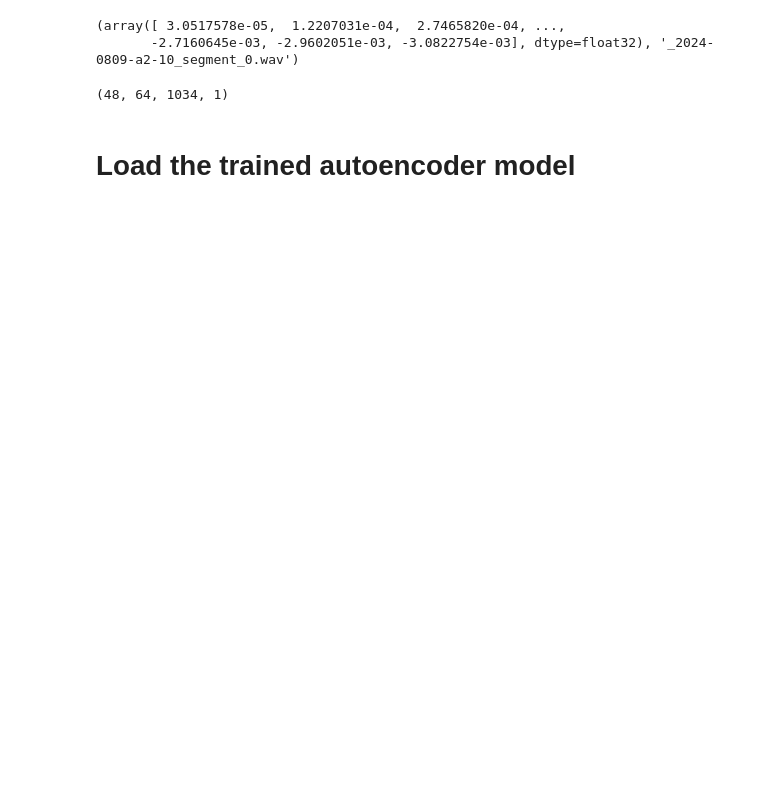
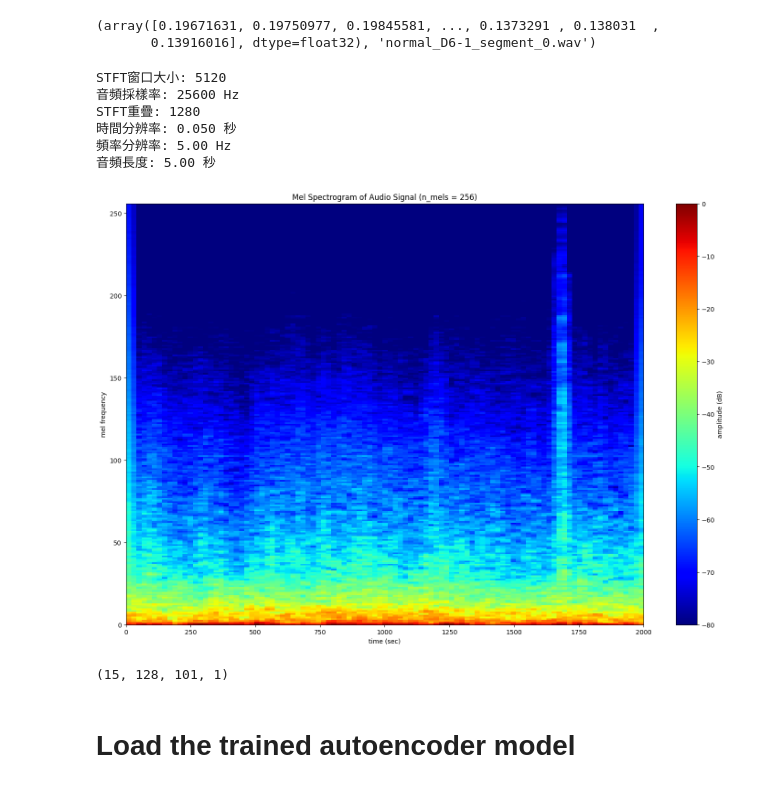
Before and after one commit to BoshiLee/wind_turbin_anomaly_detection, a Jupyter notebook: unsupervised_validate.ipynb, the cells around one changed output. Drawn from its saved outputs; the diff is of its cells as text; code cells hidden in the pictures; blank space fills up the shorter version.

```diff
--- a/unsupervised_validate.ipynb
+++ b/unsupervised_validate.ipynb
@@ -26,10 +28,10 @@ def load_segmented_files(directory):
             wav_files.append((y, filename))
     return wav_files
 # %%
-loaded_files = load_segmented_files('0809_sound')
+loaded_files = load_segmented_files('audio/0809')
 # %%
 print(loaded_files[0])
 # %% [output]
-(array([ 3.0517578e-05,  1.2207031e-04,  2.7465820e-04, ...,
-       -2.7160645e-03, -2.9602051e-03, -3.0822754e-03], dtype=float32), '_2024-0809-a2-10_segment_0.wav')
+(array([0.19671631, 0.19750977, 0.19845581, ..., 0.1373291 , 0.138031  ,
+       0.13916016], dtype=float32), 'normal_D6-1_segment_0.wav')
 # %%
@@ -41,5 +42,19 @@ def convert_to_mel_spectrogram(audio, sr, n_fft, hop_length, n_mels):
+# %%
+mel, hop_length = compute_mel_spectrogram(loaded_files[0][0], sample_rate, n_mels=n_mels, verbose=True)
+# %% [output]
+STFT窗口大小: 5120
+音頻採樣率: 25600 Hz
+STFT重疊: 1280
+時間分辨率: 0.050 秒
+頻率分辨率: 5.00 Hz
+音頻長度: 5.00 秒
+# %%
+
+plot_mel_spectrogram(mel, sample_rate, hop_length, save_file=False, filename='mel_spectrogram.png')
+# %% [output]
+[figure, added]
 # %%
-test_data = [convert_to_mel_spectrogram(audio[0], sample_rate, n_fft, hop_length, n_mels) for audio in
+test_data = [convert_to_mel_spectrogram(audio[0], sample_rate) for audio in
                            tqdm(loaded_files[:500])]
 # 將梅爾頻譜圖轉換為numpy數組
 test_data = np.array(test_data)
@@ -51,7 +66,7 @@ test_data = (test_data - test_data.min()) / (test_data.max() - test_data.min())
 
 print(test_data.shape)
 # %% [output]
-(48, 64, 1034, 1)
+(15, 128, 101, 1)
 # %% [markdown]
 # Load the trained autoencoder model
 # %%
```
Also changed, not shown: parts of 10 cells of this notebook, 3 other files.
